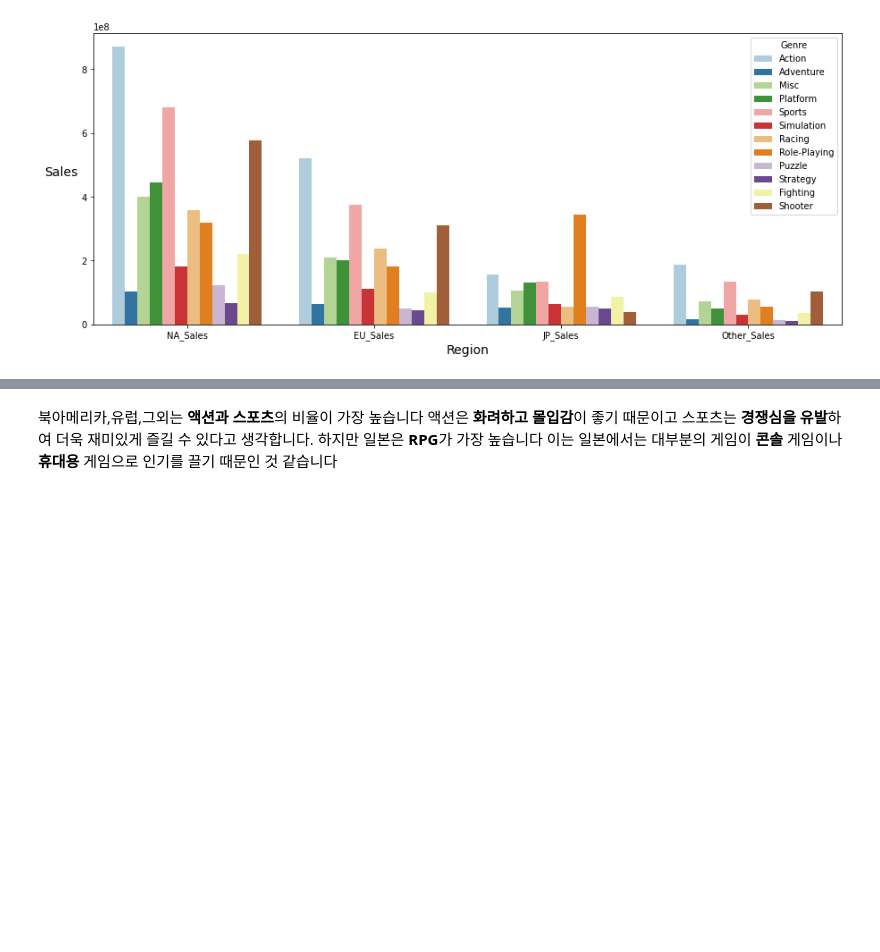
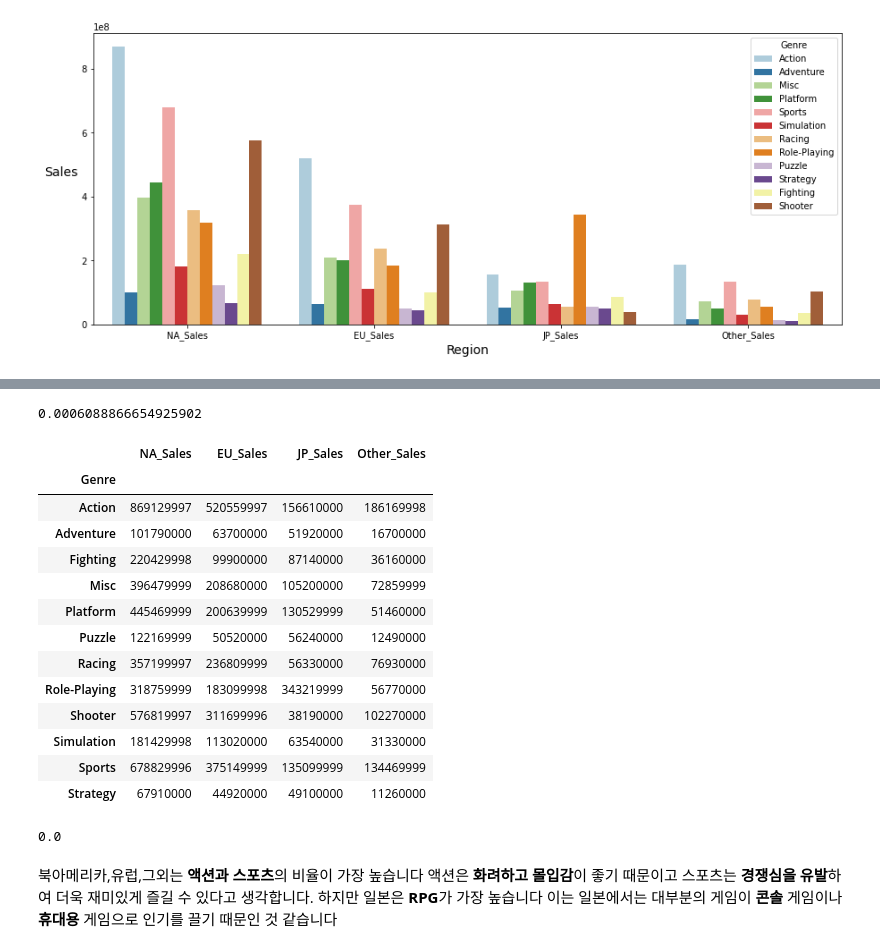
Before and after one commit to Ryu4824/Section_1_Project, a Jupyter notebook: Section_1_Project.ipynb, the cells around one changed output, grey strips where cells are left out. Cells and saved outputs as stored; diff of their text form; code cells hidden in the pictures; blank space fills up the shorter version.

```diff
--- a/Section_1_Project.ipynb
+++ b/Section_1_Project.ipynb
@@ -461,3 +459,39 @@ plt.show()
+# %%
+#가설검정
+#지역별로 선호하는 게임의 장르가 같다
+#지역별로 선호하는 게임의 장르가 다르다
+import scipy
+
+not_jp = na_genre_sales + eu_genre_sales + other_genre_sales
+jp = jp_genre_sales
+
+pv1=scipy.stats.ttest_ind(not_jp,jp,equal_var=True).pvalue
+pv1
+# %% [output]
+0.0006088866654925902
+# %%
+select=df_copy.groupby('Genre')[['NA_Sales',	'EU_Sales',	'JP_Sales',	'Other_Sales']].sum()
+select
+# %% [output]
+|  | NA_Sales | EU_Sales | JP_Sales | Other_Sales |
+| Genre |  |  |  |  |
+| Action | 869129997 | 520559997 | 156610000 | 186169998 |
+| Adventure | 101790000 | 63700000 | 51920000 | 16700000 |
+| Fighting | 220429998 | 99900000 | 87140000 | 36160000 |
+| Misc | 396479999 | 208680000 | 105200000 | 72859999 |
+| Platform | 445469999 | 200639999 | 130529999 | 51460000 |
+| Puzzle | 122169999 | 50520000 | 56240000 | 12490000 |
+| Racing | 357199997 | 236809999 | 56330000 | 76930000 |
+| Role-Playing | 318759999 | 183099998 | 343219999 | 56770000 |
+| Shooter | 576819997 | 311699996 | 38190000 | 102270000 |
+| Simulation | 181429998 | 113020000 | 63540000 | 31330000 |
+| Sports | 678829996 | 375149999 | 135099999 | 134469999 |
+| Strategy | 67910000 | 44920000 | 49100000 | 11260000 |
+# %%
+pv2=scipy.stats.chi2_contingency(select).pvalue
+pv2
+# %% [output]
+0.0
 # %% [markdown]
 북아메리카,유럽,그외는 **액션과 스포츠**의 비율이 가장 높습니다 액션은 **화려하고 몰입감**이 좋기 때문이고 스포츠는 **경쟁심을 유발**하여 더욱 재미있게 즐길 수 있다고 생각합니다. 하지만 일본은 **RPG**가 가장 높습니다 이는 일본에서는 대부분의 게임이 **콘솔** 게임이나 **휴대용** 게임으로 인기를 끌기 때문인 것 같습니다
 # %% [markdown]
```
Also changed, not shown: parts of 21 cells of this notebook.
